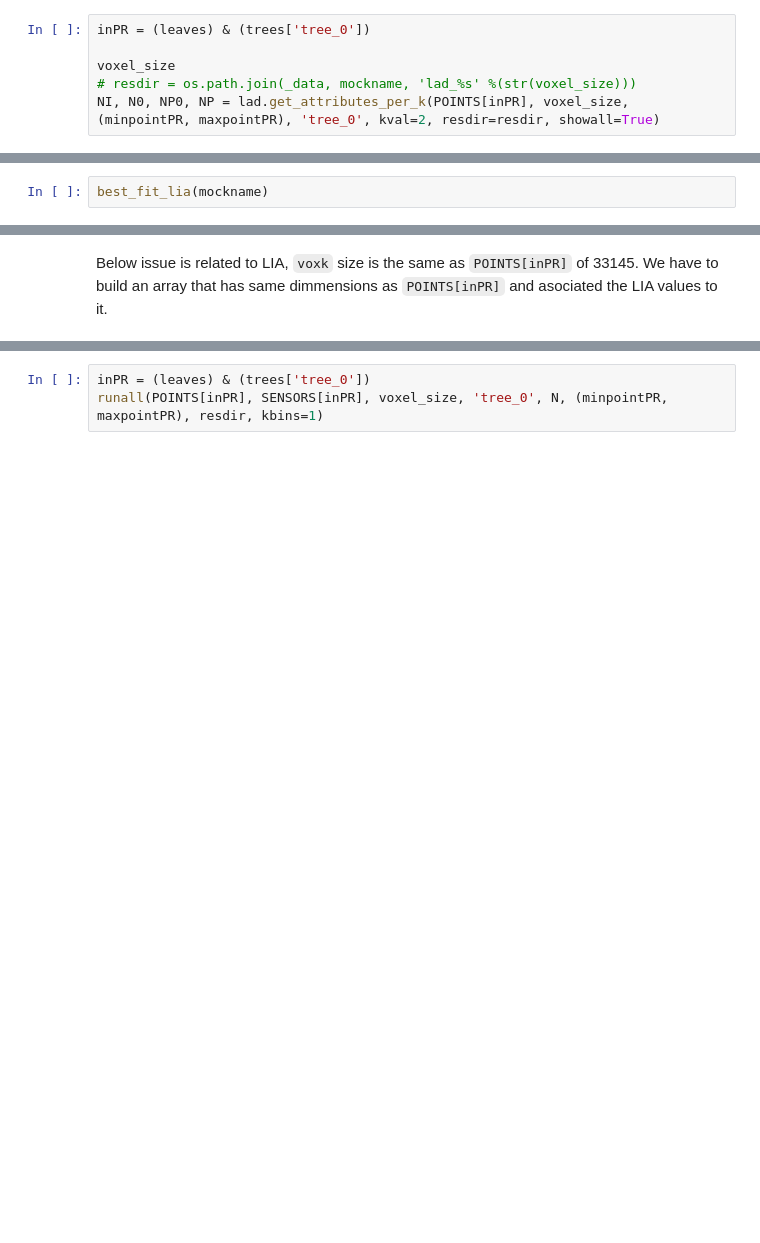
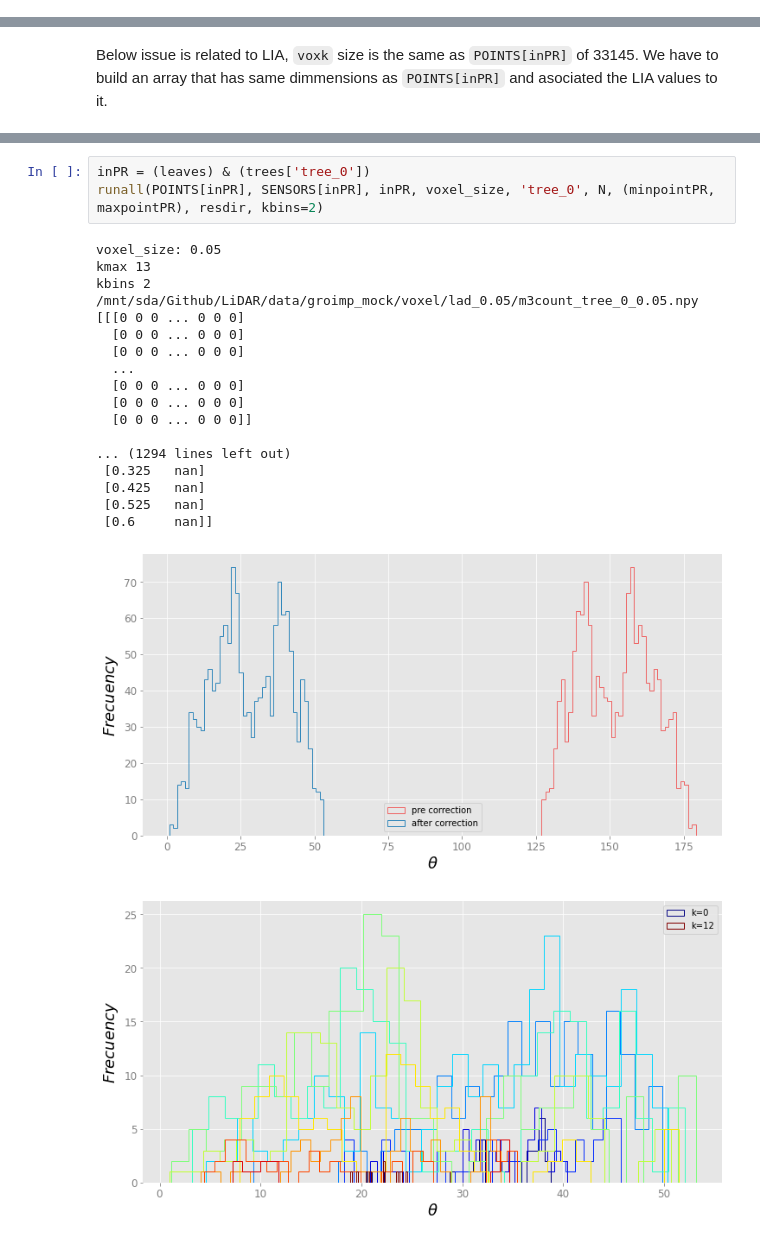
Before and after one commit to junqi108/planttech, a Jupyter notebook: nb/GroIMP_mock.ipynb, the cells around one changed output, grey strips where cells are left out. Cells and saved outputs as stored; diff of their text form; blank space fills up the shorter version.

```diff
--- a/nb/GroIMP_mock.ipynb
+++ b/nb/GroIMP_mock.ipynb
@@ -333,6 +344,0 @@ array([[-16.6   ,  -7.4778,   1.7549],
-# %%
-inPR = (leaves) & (trees['tree_0'])
-
-voxel_size
-# resdir = os.path.join(_data, mockname, 'lad_%s' %(str(voxel_size)))
-NI, N0, NP0, NP = lad.get_attributes_per_k(POINTS[inPR], voxel_size, (minpointPR, maxpointPR), 'tree_0', kval=2, resdir=resdir, showall=True)
@@ -407,2 +403,0 @@ def get_lia(mockname):
-# %%
-best_fit_lia(mockname)
@@ -503,3 +533,23 @@ len(POINTS[inPR])
 # %%
 inPR = (leaves) & (trees['tree_0'])
-runall(POINTS[inPR], SENSORS[inPR], voxel_size, 'tree_0', N, (minpointPR, maxpointPR), resdir, kbins=1)
+runall(POINTS[inPR], SENSORS[inPR], inPR, voxel_size, 'tree_0', N, (minpointPR, maxpointPR), resdir, kbins=2)
+# %% [output]
+voxel_size: 0.05
+kmax 13
+kbins 2
+/mnt/sda/Github/LiDAR/data/groimp_mock/voxel/lad_0.05/m3count_tree_0_0.05.npy
+[[[0 0 0 ... 0 0 0]
+  [0 0 0 ... 0 0 0]
+  [0 0 0 ... 0 0 0]
+  ...
+  [0 0 0 ... 0 0 0]
+  [0 0 0 ... 0 0 0]
+  [0 0 0 ... 0 0 0]]
+
+... (1294 lines left out)
+ [0.325   nan]
+ [0.425   nan]
+ [0.525   nan]
+ [0.6     nan]]
+[figure, added]
+[figure, added]
```
Also changed, not shown: parts of 25 cells of this notebook, 1 other file.
